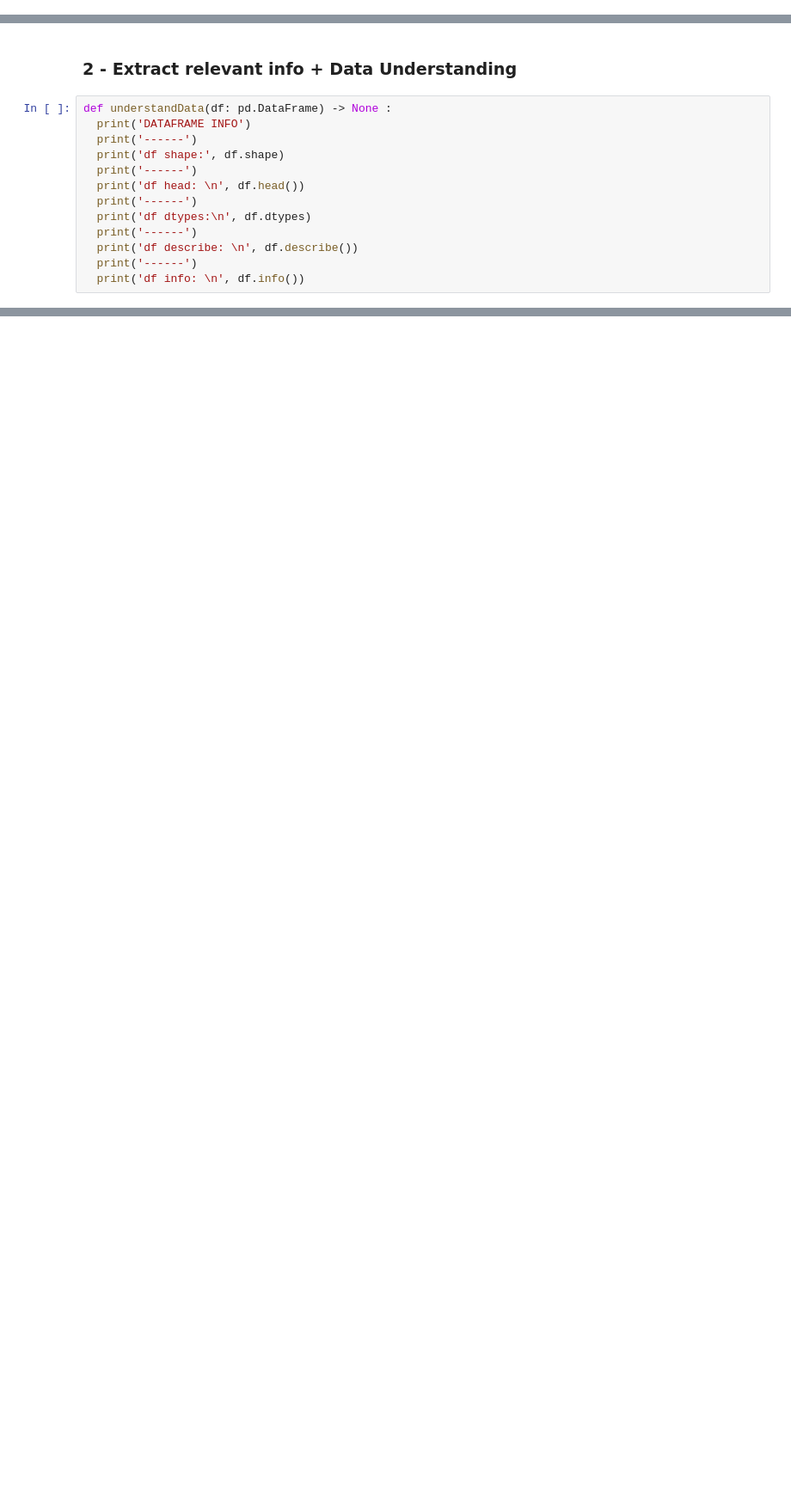
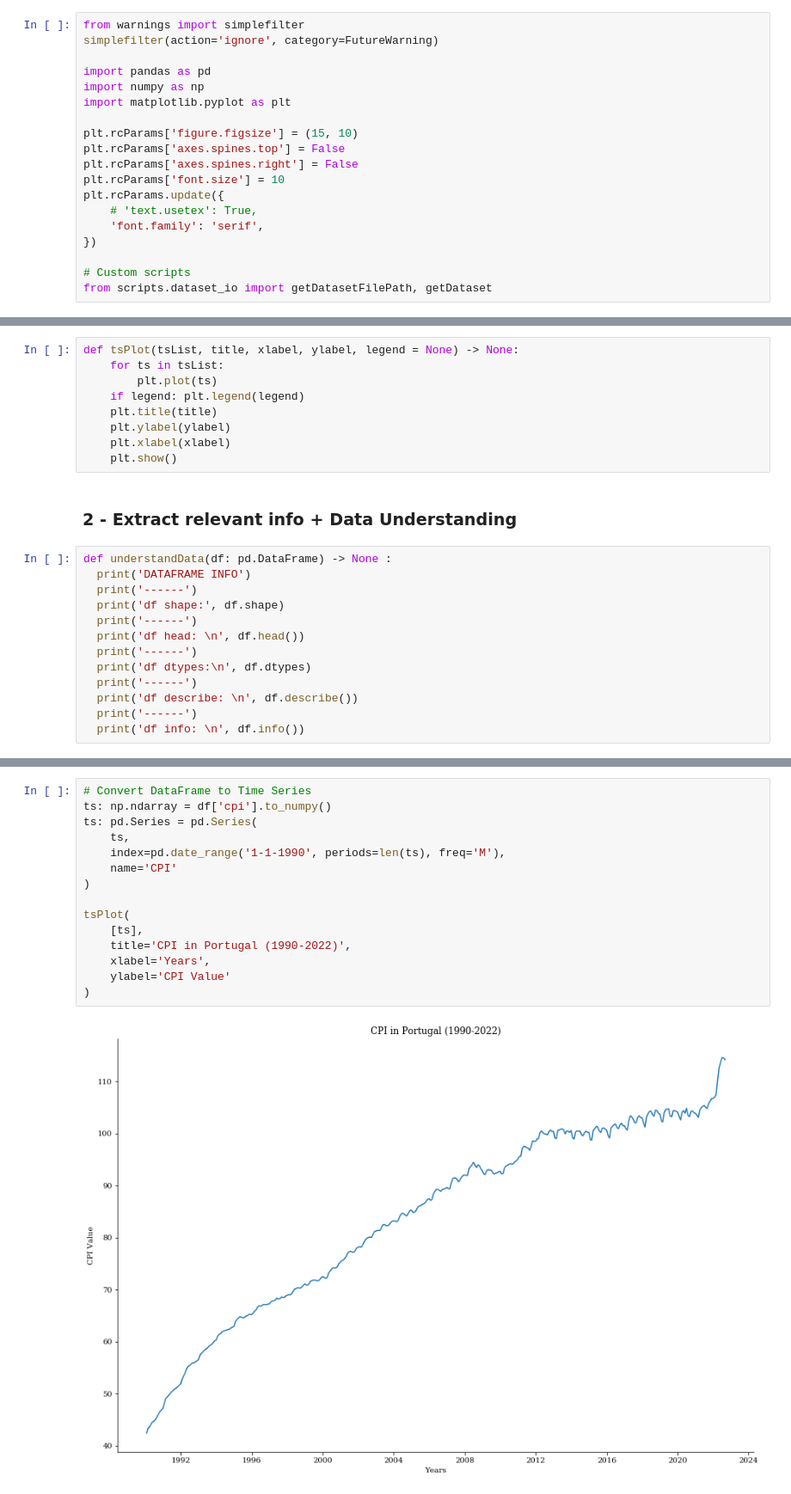
Before and after one commit to manelfideles/cpi-forecasting, a Jupyter notebook: src/main.ipynb, the cells around one changed output, grey strips where cells are left out. Shown at 86% size. Saved outputs shown, nothing was run; the diff lists cells and outputs as text; blank space fills up the shorter version.

Commit message:
Added final code and outputs as plots

```diff
--- a/src/main.ipynb
+++ b/src/main.ipynb
@@ -7,3 +3,22 @@ from scripts.dataset_io import getDatasetFilePath, getDataset
+# %%
+from warnings import simplefilter
+simplefilter(action='ignore', category=FutureWarning)
+
+import pandas as pd
+import numpy as np
+import matplotlib.pyplot as plt
+
+plt.rcParams['figure.figsize'] = (15, 10)
+plt.rcParams['axes.spines.top'] = False
+plt.rcParams['axes.spines.right'] = False
+plt.rcParams['font.size'] = 10
+plt.rcParams.update({
+    # 'text.usetex': True,
+    'font.family': 'serif',
+})
+
+# Custom scripts
+from scripts.dataset_io import getDatasetFilePath, getDataset
 # %% [markdown]
 ### 1 - Globals
 # %%
@@ -19,6 +34,15 @@ settings: 'dict[str, any]' = {
 	'countryName': countryName,
 	'indicator': 'PCPI_IX',
 }
+# %%
+def tsPlot(tsList, title, xlabel, ylabel, legend = None) -> None:
+	for ts in tsList:
+		plt.plot(ts)
+	if legend: plt.legend(legend)
+	plt.title(title)
+	plt.ylabel(ylabel)
+	plt.xlabel(xlabel)
+	plt.show()
 # %% [markdown]
 ### 2 - Extract relevant info + Data Understanding
 # %%
@@ -38,0 +86,17 @@ df: pd.DataFrame = getDataset(dataDir, settings)
+# %%
+# Convert DataFrame to Time Series
+ts: np.ndarray = df['cpi'].to_numpy()
+ts: pd.Series = pd.Series(
+	ts,
+	index=pd.date_range('1-1-1990', periods=len(ts), freq='M'),
+	name='CPI'
+)
+
+tsPlot(
+	[ts],
+	title='CPI in Portugal (1990-2022)',
+	xlabel='Years',
+	ylabel='CPI Value'
+)
+# %% [output]
+[figure, added]
```
Also changed, not shown: parts of 72 cells of this notebook, 8 other files.
